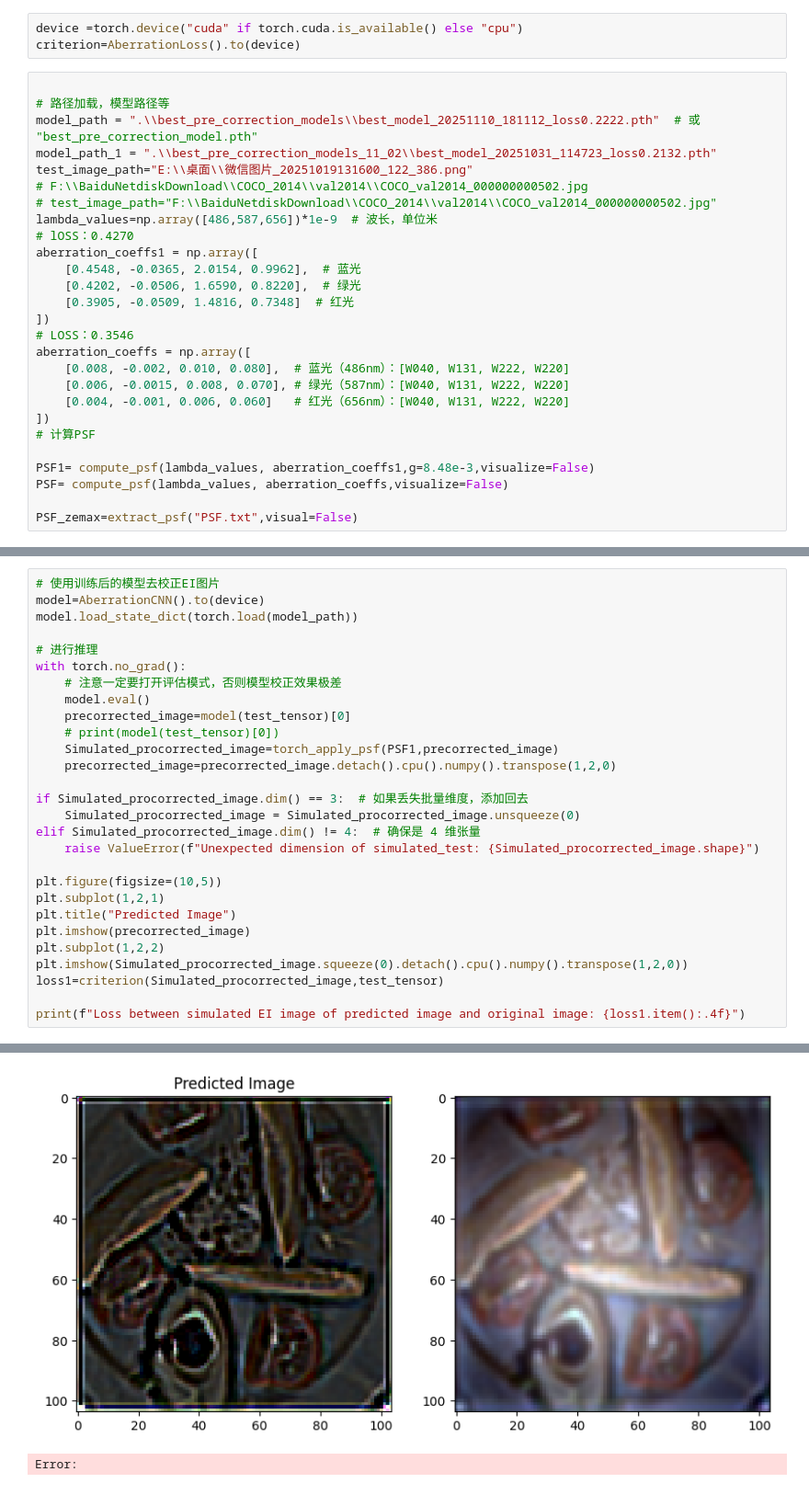
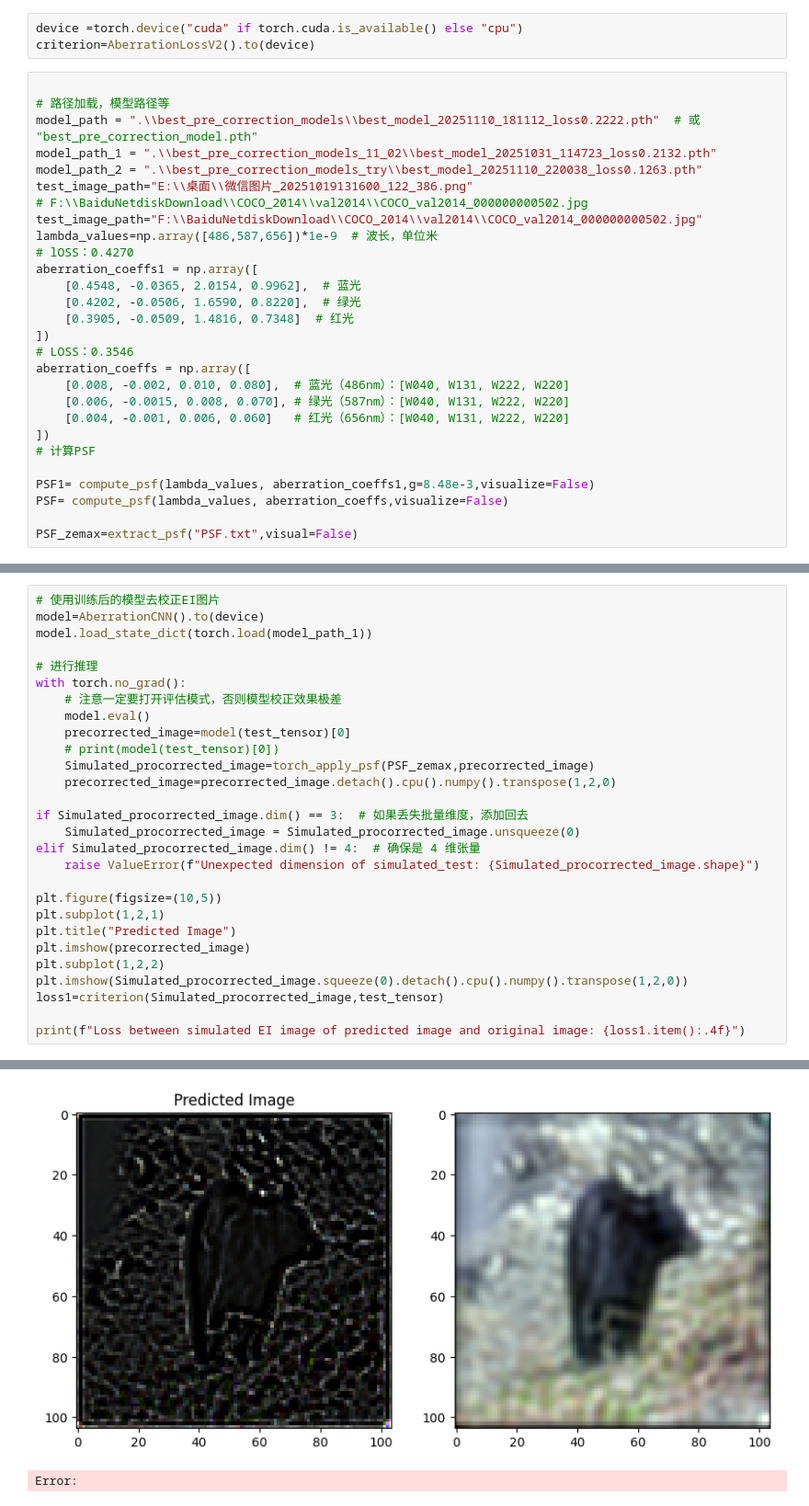
Before and after one commit to suibianhuahua/Dual_try_2_2025-10-16, a Jupyter notebook: Try.ipynb, the cells around one changed output, grey strips where cells are left out. Shown at 92% size. Cells and saved outputs as stored; diff of their text form.

Commit message:
AberrationV3

```diff
--- a/Try.ipynb
+++ b/Try.ipynb
@@ -10,15 +10,16 @@ import os
 from Extract_PSF import *
 # %%
 device =torch.device("cuda" if torch.cuda.is_available() else "cpu")
-criterion=AberrationLoss().to(device)
+criterion=AberrationLossV2().to(device)
 # %%
 
 # 路径加载，模型路径等
 model_path = ".\\best_pre_correction_models\\best_model_20251110_181112_loss0.2222.pth"  # 或 "best_pre_correction_model.pth"
 model_path_1 = ".\\best_pre_correction_models_11_02\\best_model_20251031_114723_loss0.2132.pth"
+model_path_2 = ".\\best_pre_correction_models_try\\best_model_20251110_220038_loss0.1263.pth"
 test_image_path="E:\\桌面\\微信图片_20251019131600_122_386.png"
 # F:\\BaiduNetdiskDownload\\COCO_2014\\val2014\\COCO_val2014_000000000502.jpg
-# test_image_path="F:\\BaiduNetdiskDownload\\COCO_2014\\val2014\\COCO_val2014_000000000502.jpg"
+test_image_path="F:\\BaiduNetdiskDownload\\COCO_2014\\val2014\\COCO_val2014_000000000502.jpg"
 lambda_values=np.array([486,587,656])*1e-9  # 波长，单位米
 # lOSS：0.4270
 aberration_coeffs1 = np.array([
@@ -82,7 +83,7 @@ Loss between simulated EI image and original image: 0.3688
 # %%
 # 使用训练后的模型去校正EI图片
 model=AberrationCNN().to(device)
-model.load_state_dict(torch.load(model_path))
+model.load_state_dict(torch.load(model_path_1))
 
 # 进行推理
 with torch.no_grad():
@@ -90,7 +91,7 @@ with torch.no_grad():
     model.eval()
     precorrected_image=model(test_tensor)[0]
     # print(model(test_tensor)[0])
-    Simulated_procorrected_image=torch_apply_psf(PSF1,precorrected_image)
+    Simulated_procorrected_image=torch_apply_psf(PSF_zemax,precorrected_image)
     precorrected_image=precorrected_image.detach().cpu().numpy().transpose(1,2,0)
 
 if Simulated_procorrected_image.dim() == 3:  # 如果丢失批量维度，添加回去
@@ -112,4 +113,4 @@ Loss between simulated EI image of predicted image and original image: 0.2972
-[figure, old version]
+[figure, new version]
 # %%
 # %% [output]
 Error:
```
Also changed, not shown: parts of 3 cells of this notebook, 14 other files.
